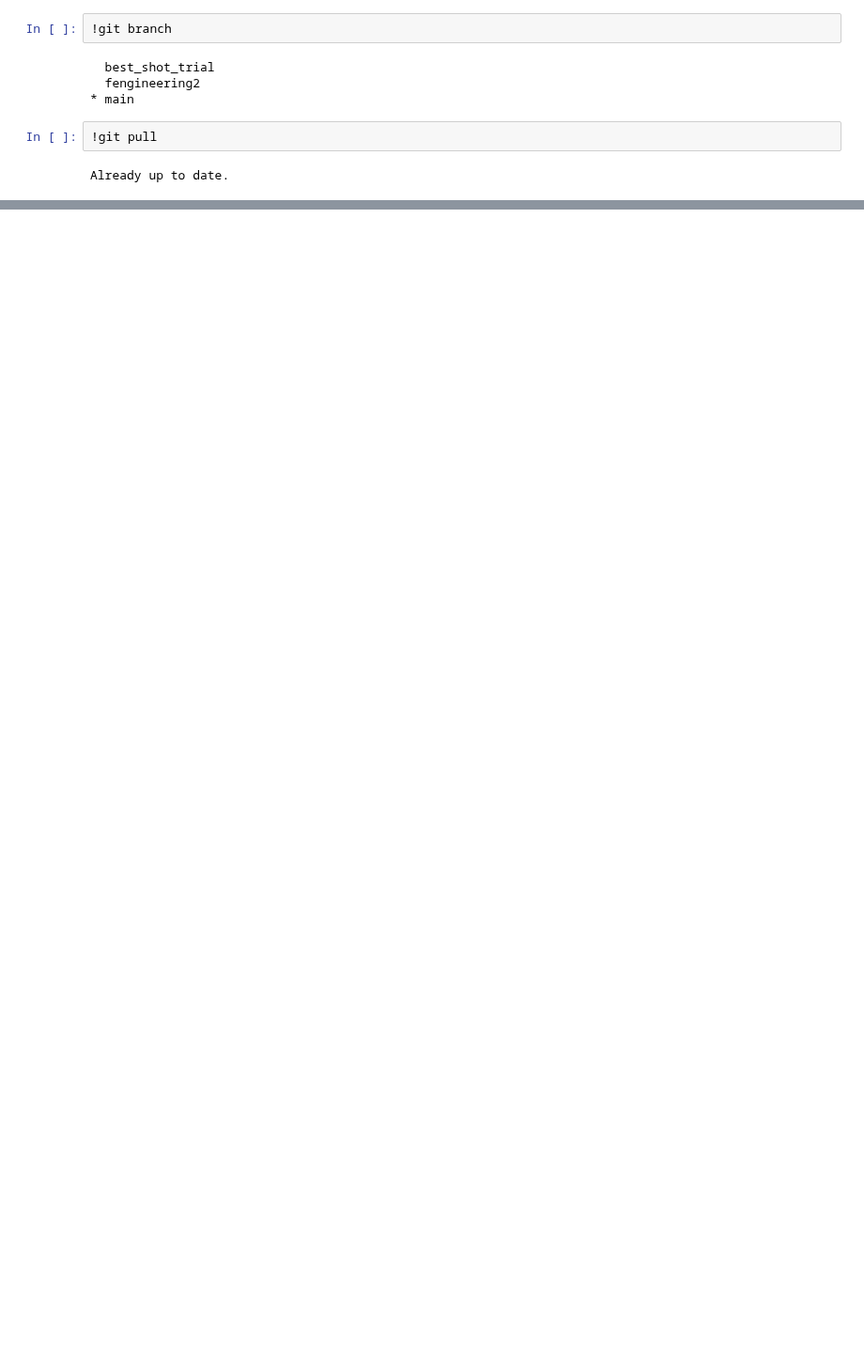
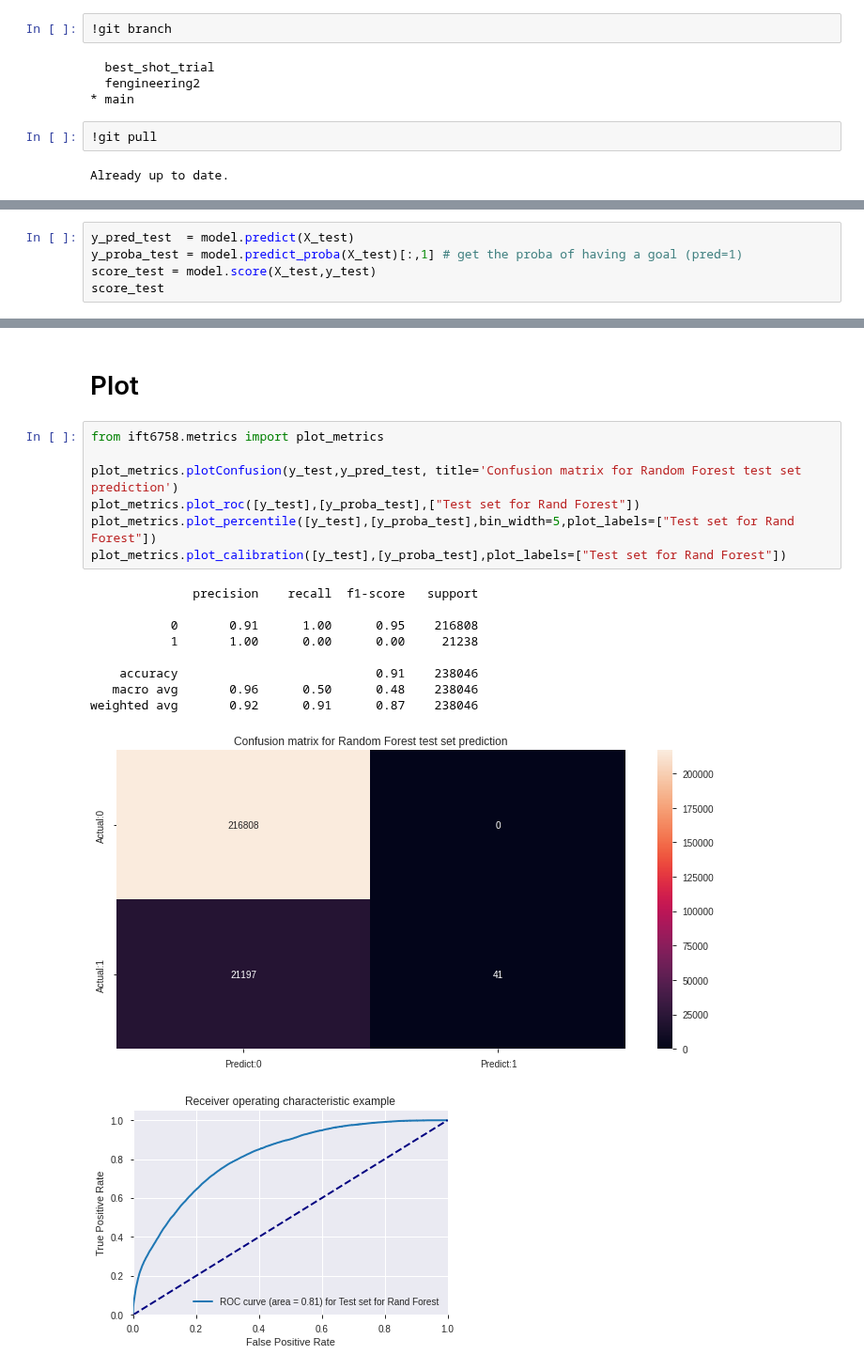
Before and after one commit to M0rph3e/ift6758-project-main, a Jupyter notebook: notebooks/try_your_best_shot.ipynb, the cells around one changed output, grey strips where cells are left out. Shown at 94% size. Drawn from its saved outputs; the diff is of its cells as text; blank space fills up the shorter version.

```diff
--- a/notebooks/try_your_best_shot.ipynb
+++ b/notebooks/try_your_best_shot.ipynb
@@ -505,0 +530,5 @@ plot_metrics.plot_calibration([y_valid],[y_proba_val],plot_labels=["Valid set fo
+# %%
+y_pred_test  = model.predict(X_test)
+y_proba_test = model.predict_proba(X_test)[:,1] # get the proba of having a goal (pred=1)
+score_test = model.score(X_test,y_test)
+score_test
@@ -505,0 +558,20 @@ plot_metrics.plot_calibration([y_valid],[y_proba_val],plot_labels=["Valid set fo
+# %% [markdown]
+# Plot
+# %%
+from ift6758.metrics import plot_metrics
+
+plot_metrics.plotConfusion(y_test,y_pred_test, title='Confusion matrix for Random Forest test set prediction')
+plot_metrics.plot_roc([y_test],[y_proba_test],["Test set for Rand Forest"])
+plot_metrics.plot_percentile([y_test],[y_proba_test],bin_width=5,plot_labels=["Test set for Rand Forest"])
+plot_metrics.plot_calibration([y_test],[y_proba_test],plot_labels=["Test set for Rand Forest"])
+# %% [output]
+              precision    recall  f1-score   support
+
+           0       0.91      1.00      0.95    216808
+           1       1.00      0.00      0.00     21238
+
+    accuracy                           0.91    238046
+   macro avg       0.96      0.50      0.48    238046
+weighted avg       0.92      0.91      0.87    238046
+[figure, added]
+[figure, added]
```
Also changed, not shown: parts of 35 cells of this notebook.
